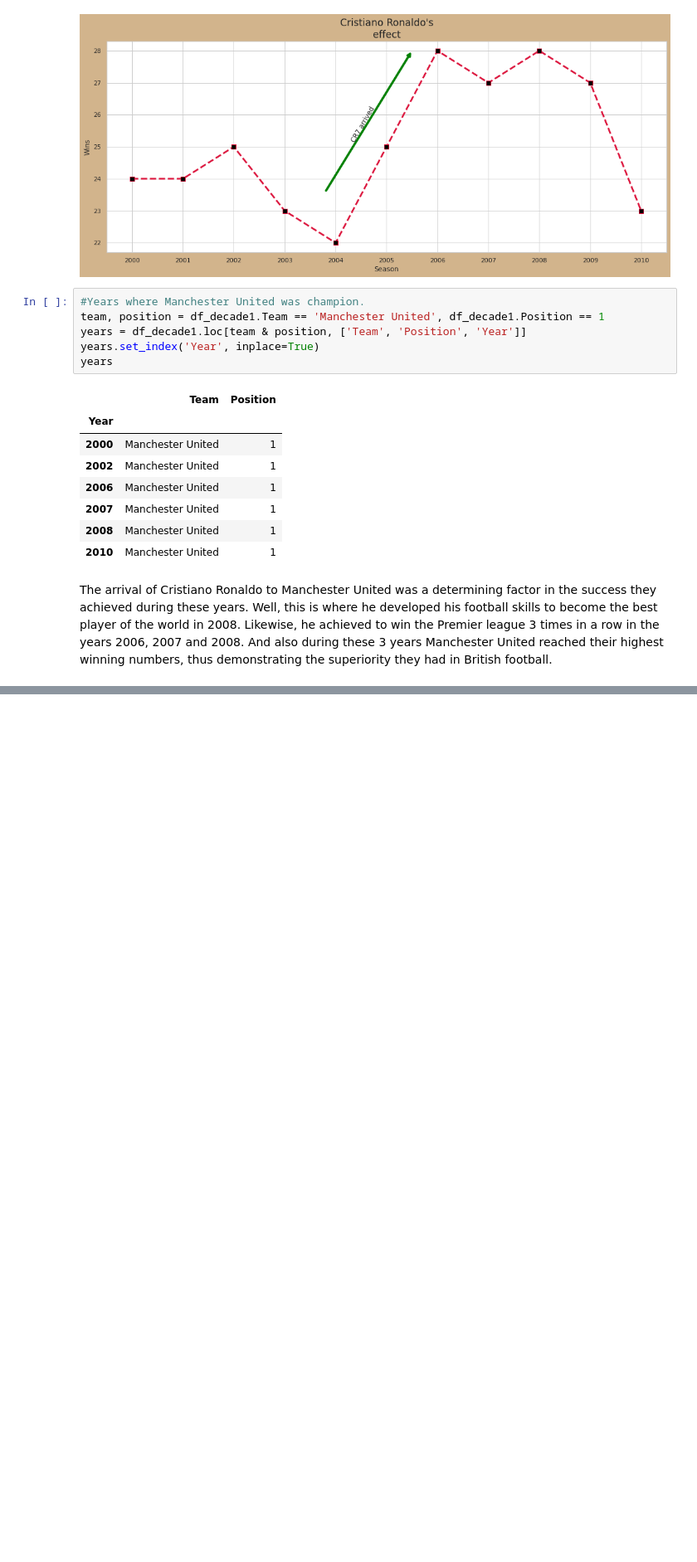
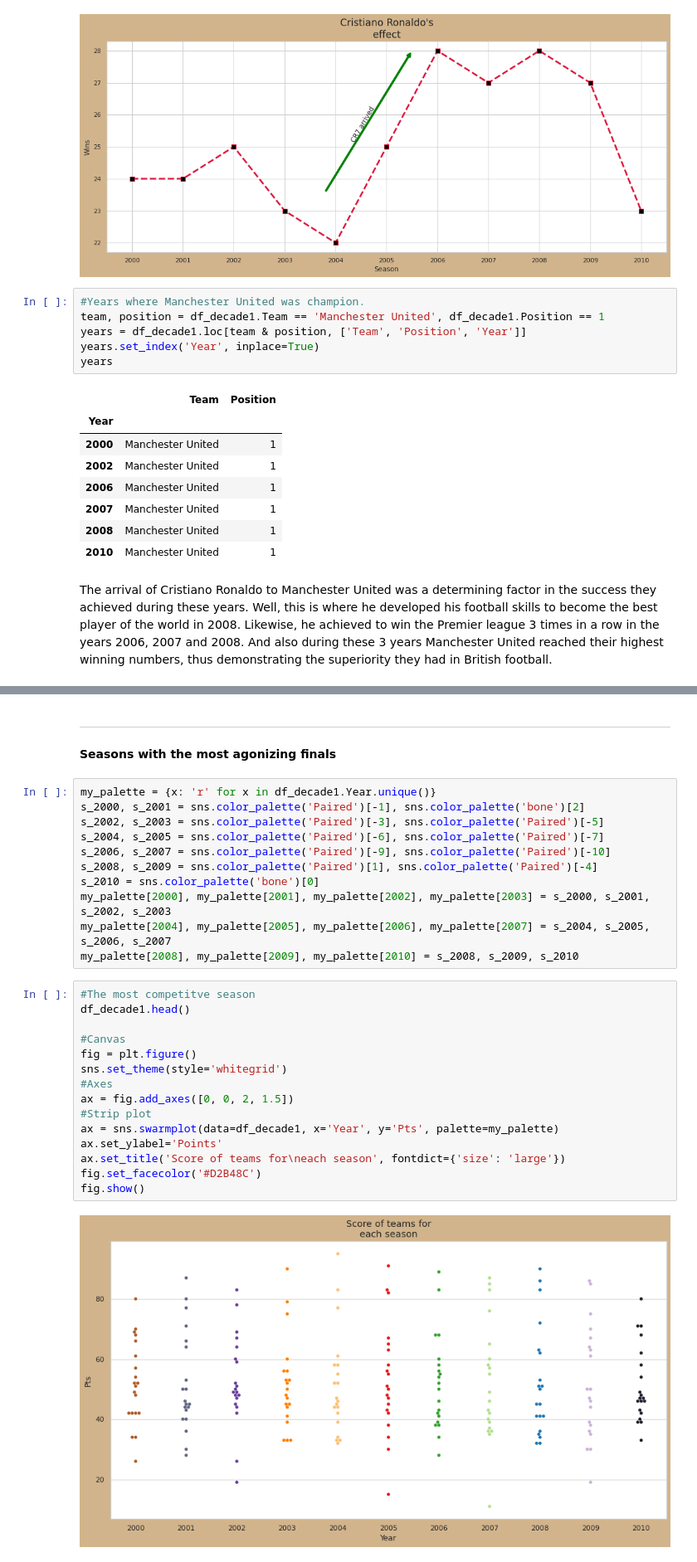
Before and after one commit to CarlosFOL/Premier_League, a Jupyter notebook: notebook.ipynb, the cells around one changed output, grey strips where cells are left out. Shown: that part at 83% size. Drawn from its saved outputs; the diff is of its cells as text; blank space fills up the shorter version.

```diff
--- a/notebook.ipynb
+++ b/notebook.ipynb
@@ -205,0 +278,32 @@ df_goals
+# %% [markdown]
+---
+# %% [markdown]
+**Seasons with the most agonizing finals**
+# %%
+my_palette = {x: 'r' for x in df_decade1.Year.unique()}
+s_2000, s_2001 = sns.color_palette('Paired')[-1], sns.color_palette('bone')[2]
+s_2002, s_2003 = sns.color_palette('Paired')[-3], sns.color_palette('Paired')[-5]
+s_2004, s_2005 = sns.color_palette('Paired')[-6], sns.color_palette('Paired')[-7]
+s_2006, s_2007 = sns.color_palette('Paired')[-9], sns.color_palette('Paired')[-10]
+s_2008, s_2009 = sns.color_palette('Paired')[1], sns.color_palette('Paired')[-4]
+s_2010 = sns.color_palette('bone')[0]
+my_palette[2000], my_palette[2001], my_palette[2002], my_palette[2003] = s_2000, s_2001, s_2002, s_2003
+my_palette[2004], my_palette[2005], my_palette[2006], my_palette[2007] = s_2004, s_2005, s_2006, s_2007
+my_palette[2008], my_palette[2009], my_palette[2010] = s_2008, s_2009, s_2010
+# %%
+#The most competitve season
+df_decade1.head()
+
+#Canvas
+fig = plt.figure()
+sns.set_theme(style='whitegrid')
+#Axes
+ax = fig.add_axes([0, 0, 2, 1.5])
+#Strip plot
+ax = sns.swarmplot(data=df_decade1, x='Year', y='Pts', palette=my_palette)
+ax.set_ylabel='Points'
+ax.set_title('Score of teams for\neach season', fontdict={'size': 'large'})
+fig.set_facecolor('#D2B48C')
+fig.show()
+# %% [output]
+[figure, added]
```
Also changed, not shown: parts of 19 cells of this notebook.
